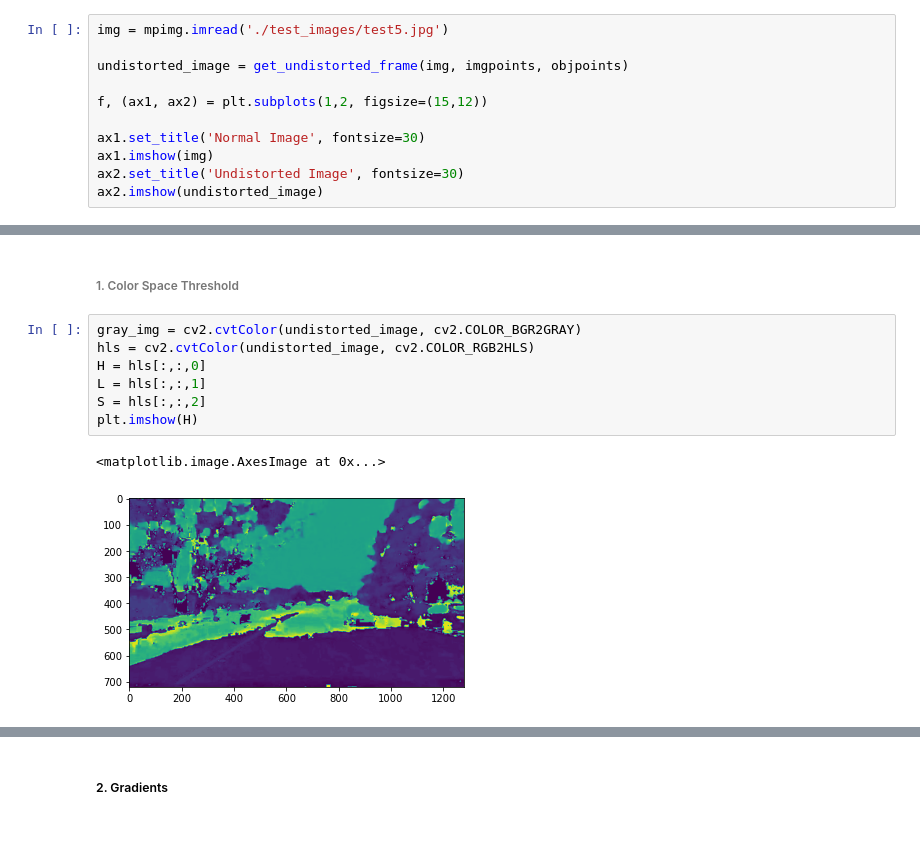
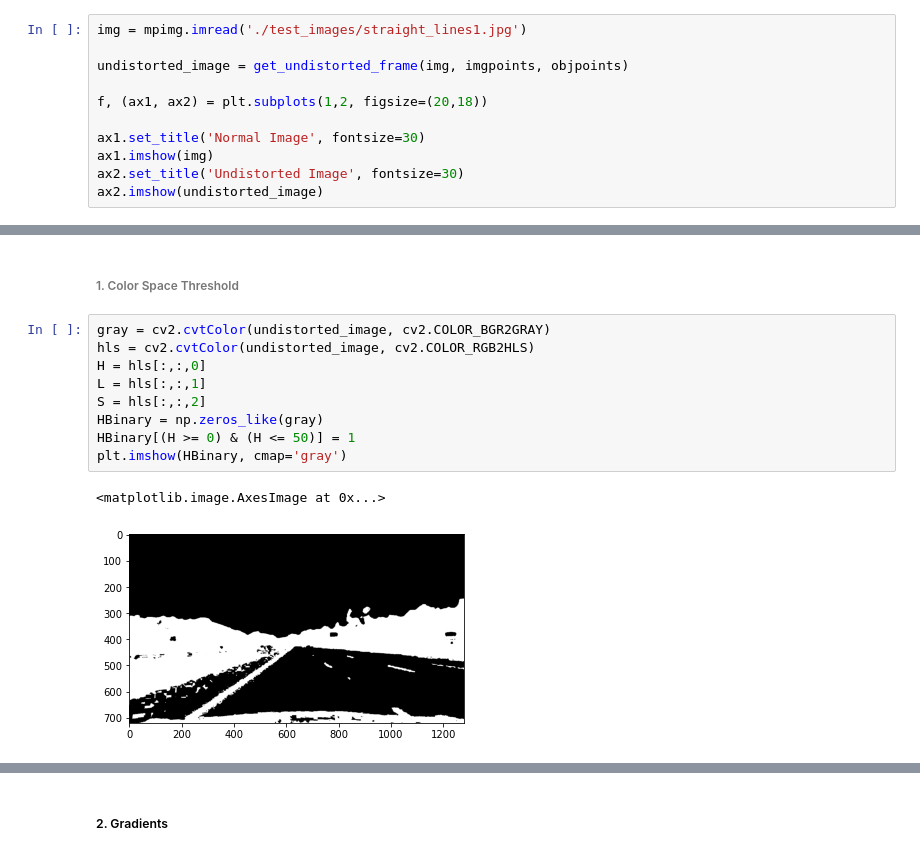
Before and after one commit to code-Abhishek/seeing_lane_eyes_closed, a Jupyter notebook: CarND-Advanced-Lane-Lines/Advanced_Attempt.ipynb, the cells around one changed output, grey strips where cells are left out. Cells and saved outputs as stored; diff of their text form.

```diff
--- a/CarND-Advanced-Lane-Lines/Advanced_Attempt.ipynb
+++ b/CarND-Advanced-Lane-Lines/Advanced_Attempt.ipynb
@@ -66,11 +66,11 @@ cal_images = glob.glob('./camera_cal/calibration*.jpg')
 #Calibrate the camera using the calibration images
 imgpoints, objpoints = get__calibration_points(cal_images)
 # %%
-img = mpimg.imread('./test_images/test5.jpg')
+img = mpimg.imread('./test_images/straight_lines1.jpg')
 
 undistorted_image = get_undistorted_frame(img, imgpoints, objpoints)
 
-f, (ax1, ax2) = plt.subplots(1,2, figsize=(15,12))
+f, (ax1, ax2) = plt.subplots(1,2, figsize=(20,18))
 
 ax1.set_title('Normal Image', fontsize=30)
 ax1.imshow(img)
@@ -87,13 +84,15 @@ ax2.imshow(undistorted_image)
 # %% [markdown]
 ###### 1. Color Space Threshold
 # %%
-gray_img = cv2.cvtColor(undistorted_image, cv2.COLOR_BGR2GRAY)
+gray = cv2.cvtColor(undistorted_image, cv2.COLOR_BGR2GRAY)
 hls = cv2.cvtColor(undistorted_image, cv2.COLOR_RGB2HLS)
 H = hls[:,:,0]
 L = hls[:,:,1]
 S = hls[:,:,2]
-plt.imshow(H)
+HBinary = np.zeros_like(gray)
+HBinary[(H >= 0) & (H <= 50)] = 1
+plt.imshow(HBinary, cmap='gray')
 # %% [output]
 <matplotlib.image.AxesImage at 0x...>
-[figure, old version]
+[figure, new version]
 # %%
```
Also changed, not shown: parts of 20 cells of this notebook, 1 other file.
